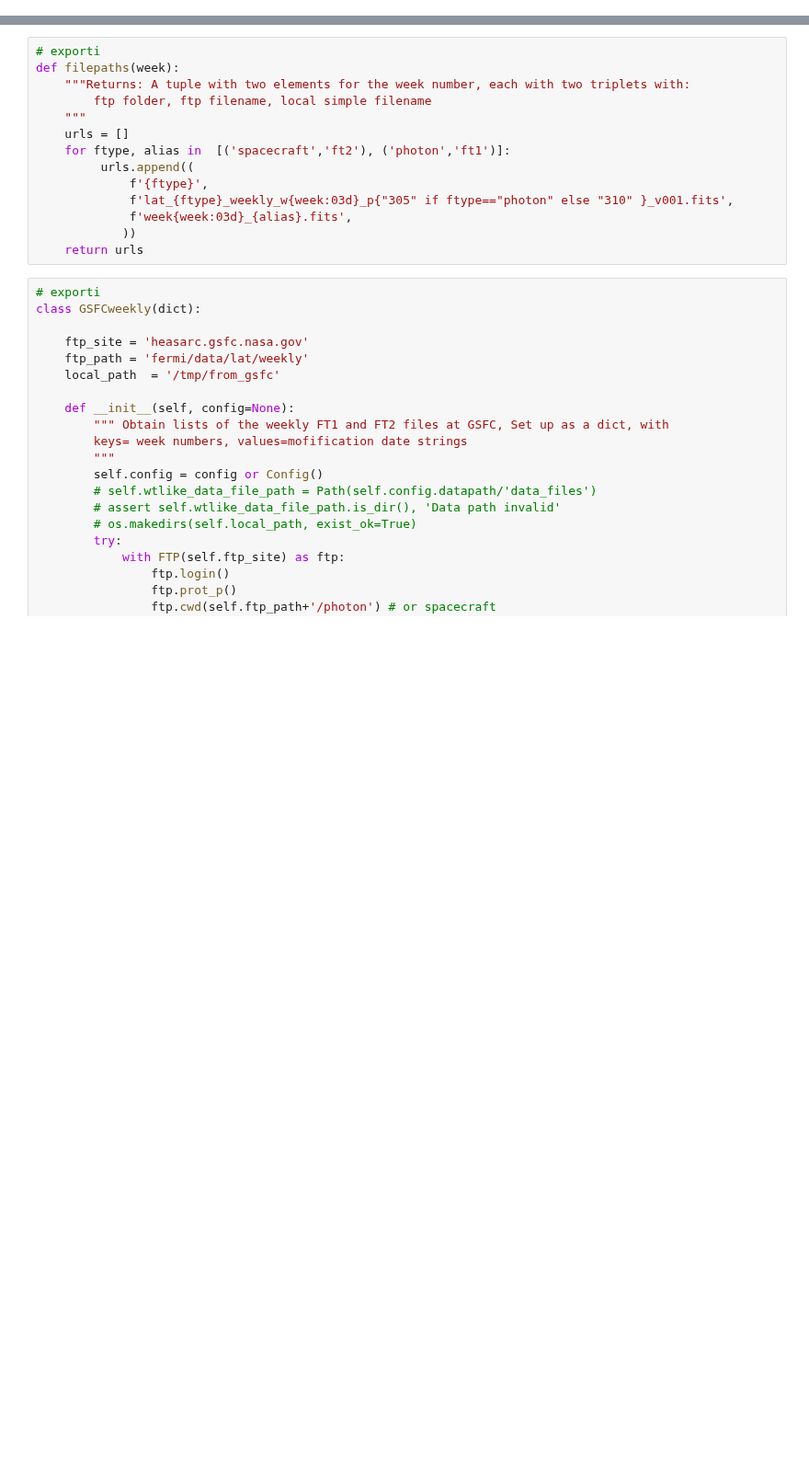
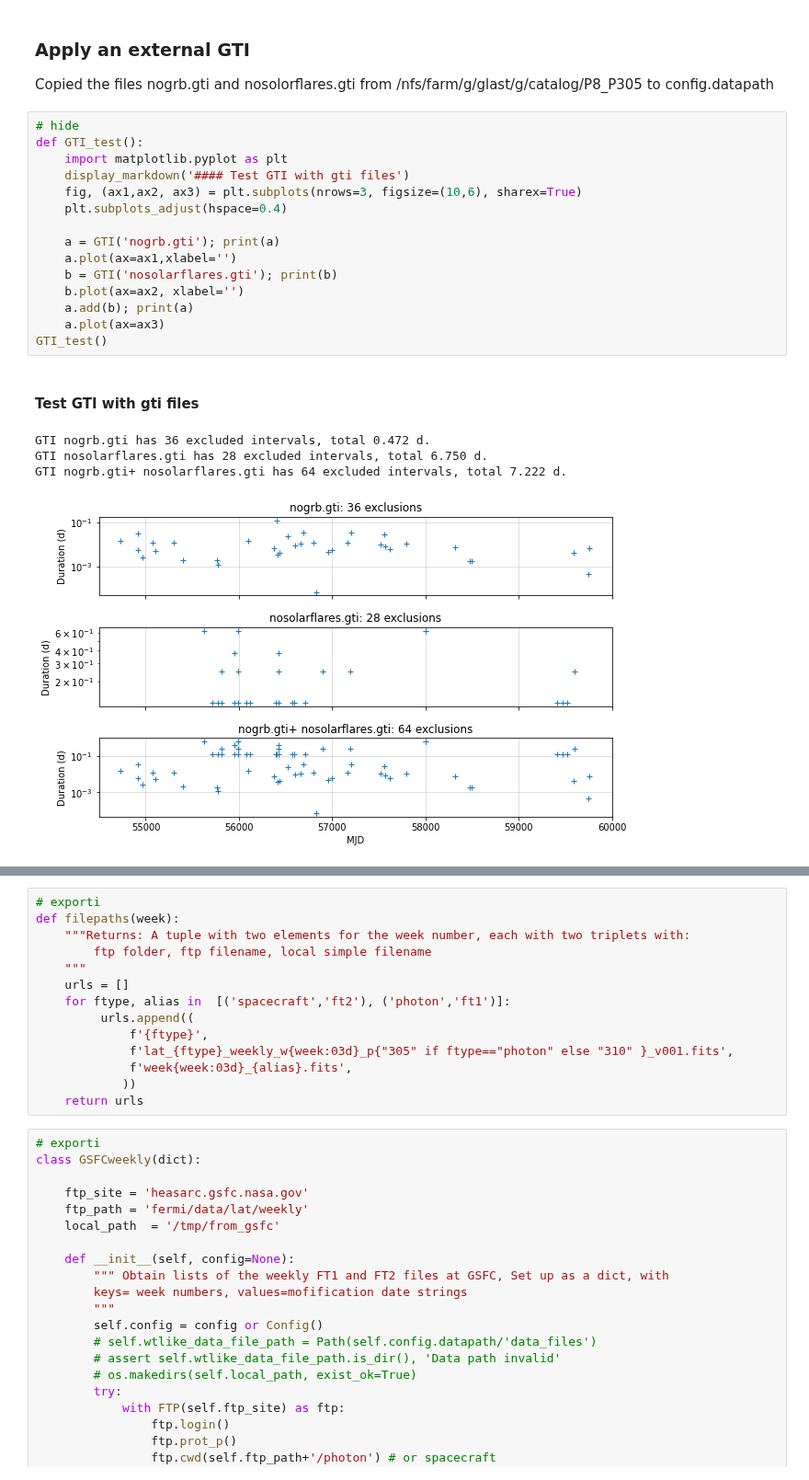
Before and after one commit to tburnett/wtlike, a Jupyter notebook: nbs/01_data_man.ipynb, the cells around one changed output, grey strips where cells are left out. Shown at 92% size. Saved outputs shown, nothing was run; the diff lists cells and outputs as text; blank space fills up the shorter version.

```diff
--- a/nbs/01_data_man.ipynb
+++ b/nbs/01_data_man.ipynb
@@ -54,0 +194,25 @@ from wtlike.config import Config, Timer, UTC, MJD, mjd_range, mission_week
+# %% [markdown]
+### Apply an external GTI
+
+Copied the files nogrb.gti and nosolorflares.gti from /nfs/farm/g/glast/g/catalog/P8_P305 to config.datapath
+# %%
+# hide
+def GTI_test():
+    import matplotlib.pyplot as plt
+    display_markdown('#### Test GTI with gti files')
+    fig, (ax1,ax2, ax3) = plt.subplots(nrows=3, figsize=(10,6), sharex=True)
+    plt.subplots_adjust(hspace=0.4)
+
+    a = GTI('nogrb.gti'); print(a)
+    a.plot(ax=ax1,xlabel='')
+    b = GTI('nosolarflares.gti'); print(b)
+    b.plot(ax=ax2, xlabel='')
+    a.add(b); print(a)
+    a.plot(ax=ax3)
+GTI_test()
+# %% [output]
+#### Test GTI with gti files
+GTI nogrb.gti has 36 excluded intervals, total 0.472 d.
+GTI nosolarflares.gti has 28 excluded intervals, total 6.750 d.
+GTI nogrb.gti+ nosolarflares.gti has 64 excluded intervals, total 7.222 d.
+[figure, added]
```
Also changed, not shown: parts of 36 cells of this notebook, 7 other files.
